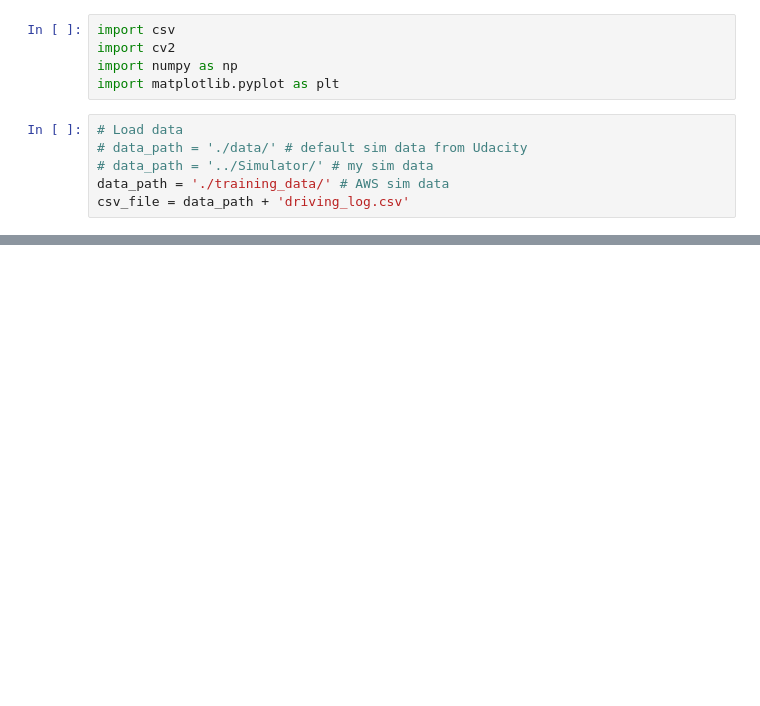
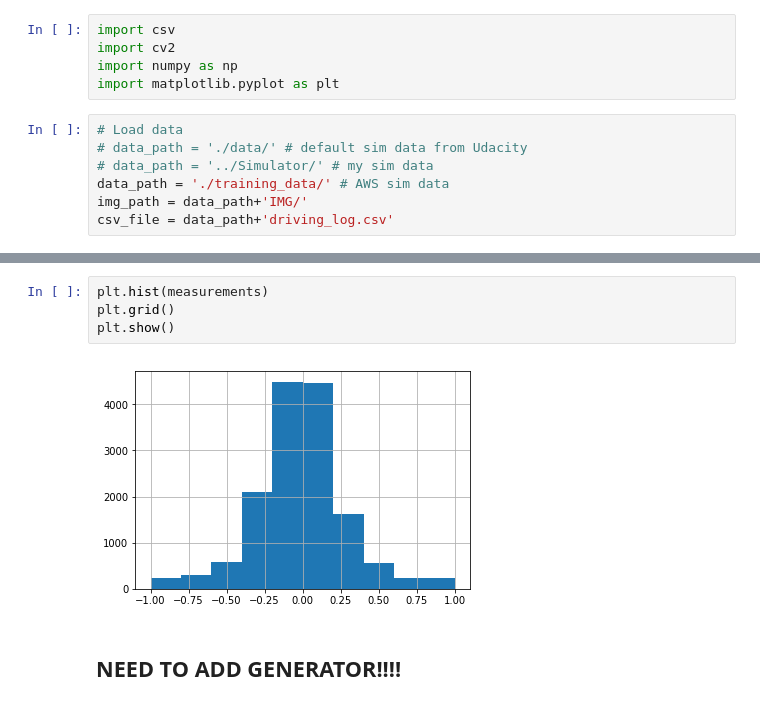
Before and after one commit to AeroGeekDean/CarND-Behavioral-Cloning-P3, a Jupyter notebook: scratchpad.ipynb, the cells around one changed output, grey strips where cells are left out. Drawn from its saved outputs; the diff is of its cells as text; blank space fills up the shorter version.

```diff
--- a/scratchpad.ipynb
+++ b/scratchpad.ipynb
@@ -8,4 +8,5 @@ import matplotlib.pyplot as plt
 # data_path = './data/' # default sim data from Udacity
 # data_path = '../Simulator/' # my sim data
 data_path = './training_data/' # AWS sim data
-csv_file = data_path + 'driving_log.csv'
+img_path = data_path+'IMG/'
+csv_file = data_path+'driving_log.csv'
@@ -60,3 +60,11 @@ with open(csv_file) as f:
+# %%
+plt.hist(measurements)
+plt.grid()
+plt.show()
+# %% [output]
+[figure, added]
+# %% [markdown]
+## NEED TO ADD GENERATOR!!!!
 # %%
 X_train = np.array(images)
 y_train = np.array(measurements)
```
Also changed, not shown: parts of 9 cells of this notebook.
